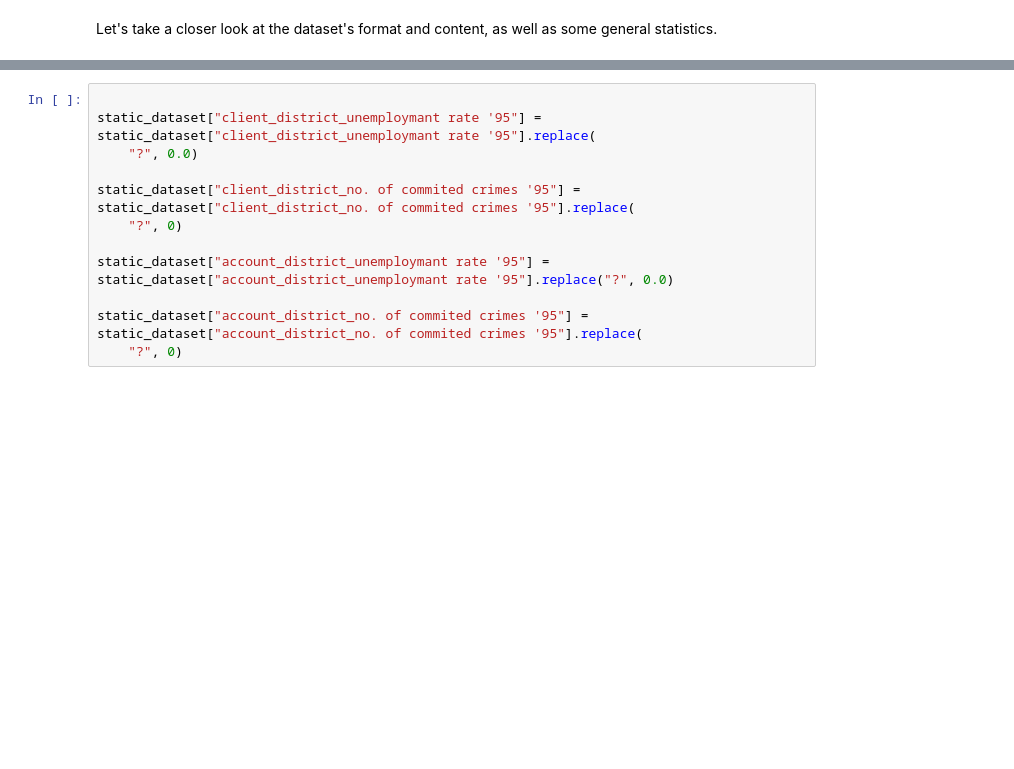
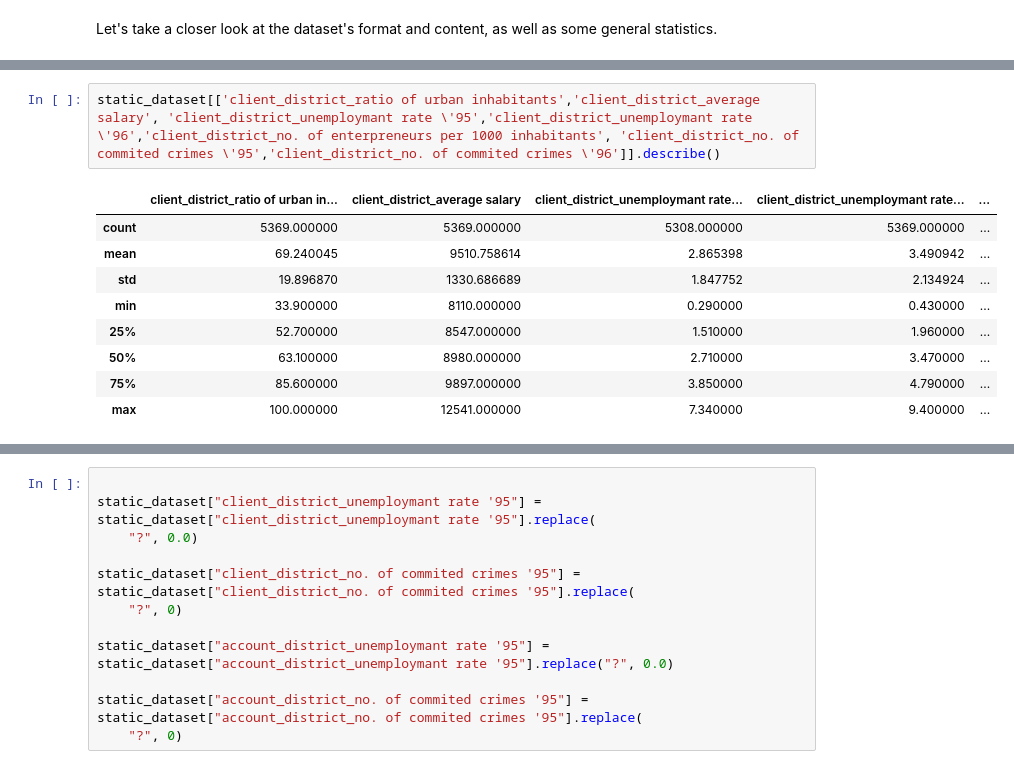
Before and after one commit to claramoreirag/FEUP-AC, a Jupyter notebook: analysis.ipynb, the cells around one changed output, grey strips where cells are left out. Cells and saved outputs as stored; diff of their text form; blank space fills up the shorter version.

```diff
--- a/analysis.ipynb
+++ b/analysis.ipynb
@@ -61,0 +76,12 @@ static_dataset.describe()
+# %%
+static_dataset[['client_district_ratio of urban inhabitants','client_district_average salary', 'client_district_unemploymant rate \'95','client_district_unemploymant rate \'96','client_district_no. of enterpreneurs per 1000 inhabitants', 'client_district_no. of commited crimes \'95','client_district_no. of commited crimes \'96']].describe()
+# %% [output]
+|  | client_district_ratio of urban in... | client_district_average salary | client_district_unemploymant rate... | client_district_unemploymant rate... | ... |
+| count | 5369.000000 | 5369.000000 | 5308.000000 | 5369.000000 | ... |
+| mean | 69.240045 | 9510.758614 | 2.865398 | 3.490942 | ... |
+| std | 19.896870 | 1330.686689 | 1.847752 | 2.134924 | ... |
+| min | 33.900000 | 8110.000000 | 0.290000 | 0.430000 | ... |
+| 25% | 52.700000 | 8547.000000 | 1.510000 | 1.960000 | ... |
+| 50% | 63.100000 | 8980.000000 | 2.710000 | 3.470000 | ... |
+| 75% | 85.600000 | 9897.000000 | 3.850000 | 4.790000 | ... |
+| max | 100.000000 | 12541.000000 | 7.340000 | 9.400000 | ... |
```
Also changed, not shown: parts of 30 cells of this notebook.
